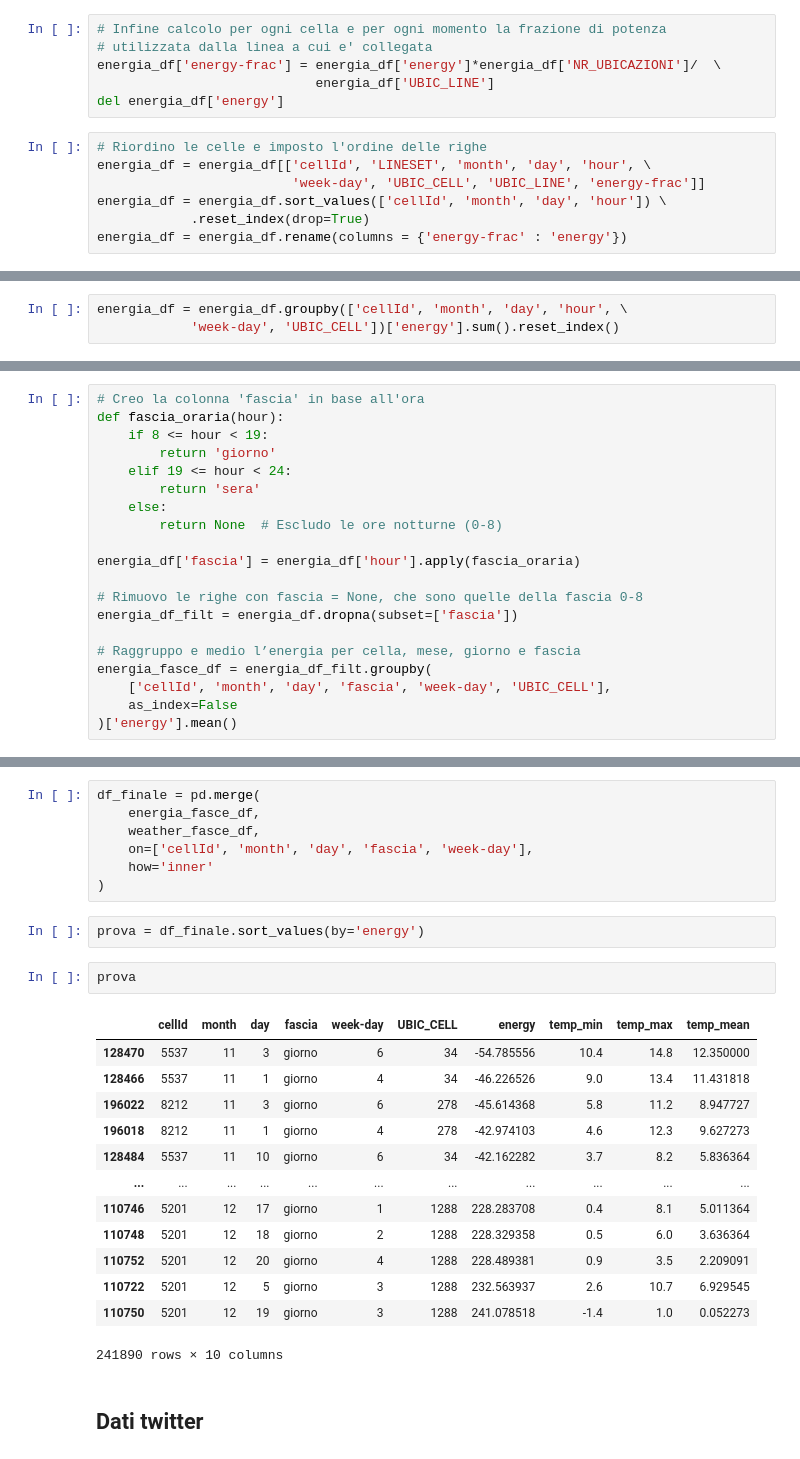
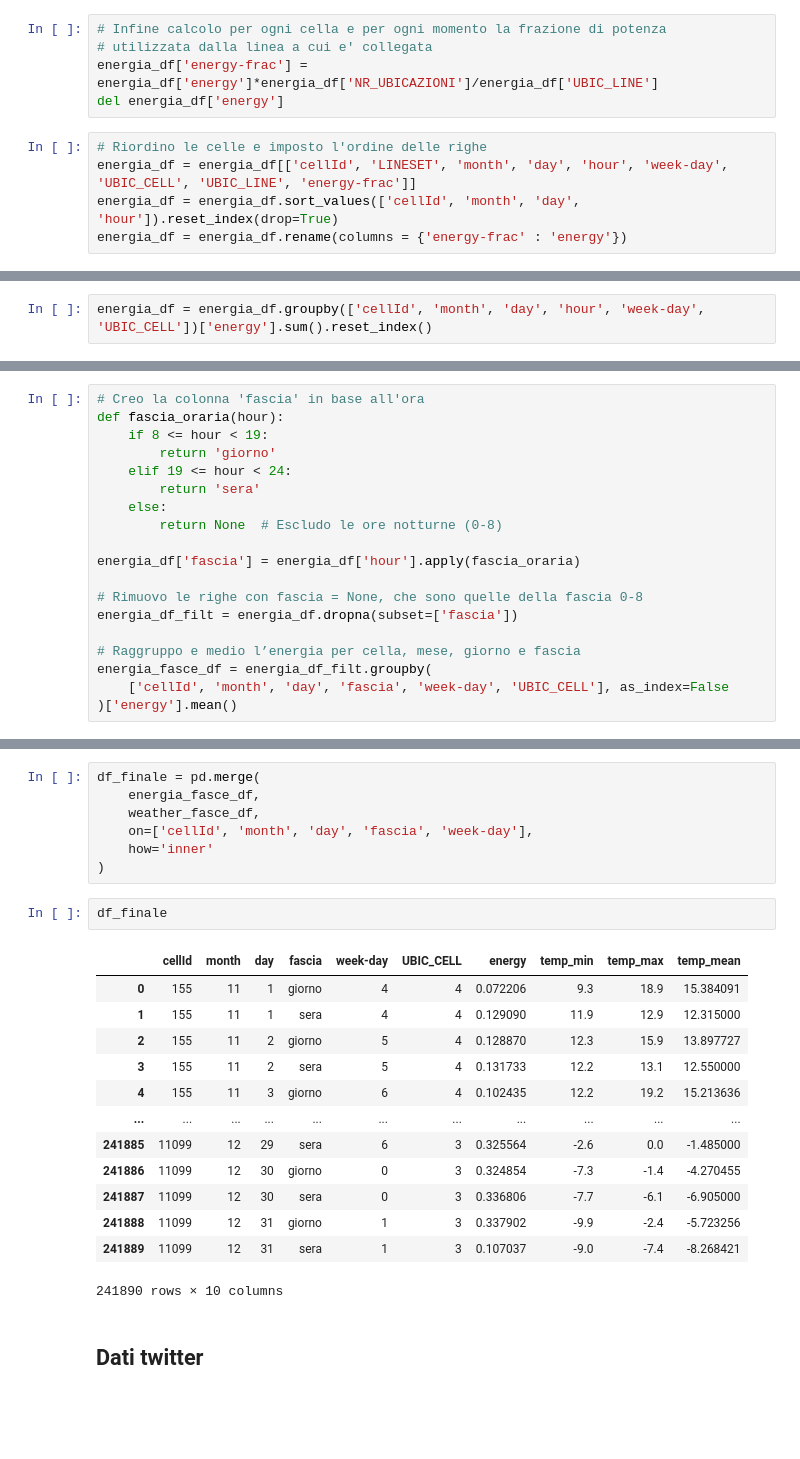
Before and after one commit to alessandro-turino/Data_science_project_UniTn, a Jupyter notebook: ProjectEDA.ipynb, the cells around one changed output, grey strips where cells are left out. Drawn from its saved outputs; the diff is of its cells as text; blank space fills up the shorter version.

```diff
--- a/ProjectEDA.ipynb
+++ b/ProjectEDA.ipynb
@@ -378,15 +317,12 @@ prova1
 # %%
 # Infine calcolo per ogni cella e per ogni momento la frazione di potenza
 # utilizzata dalla linea a cui e' collegata
-energia_df['energy-frac'] = energia_df['energy']*energia_df['NR_UBICAZIONI']/  \
-                            energia_df['UBIC_LINE']
+energia_df['energy-frac'] = energia_df['energy']*energia_df['NR_UBICAZIONI']/energia_df['UBIC_LINE']
 del energia_df['energy']
 # %%
 # Riordino le celle e imposto l'ordine delle righe
-energia_df = energia_df[['cellId', 'LINESET', 'month', 'day', 'hour', \
-                         'week-day', 'UBIC_CELL', 'UBIC_LINE', 'energy-frac']]
-energia_df = energia_df.sort_values(['cellId', 'month', 'day', 'hour']) \
-            .reset_index(drop=True)
+energia_df = energia_df[['cellId', 'LINESET', 'month', 'day', 'hour', 'week-day', 'UBIC_CELL', 'UBIC_LINE', 'energy-frac']]
+energia_df = energia_df.sort_values(['cellId', 'month', 'day', 'hour']).reset_index(drop=True)
 energia_df = energia_df.rename(columns = {'energy-frac' : 'energy'})
 # %%
 # Elimino i df creati temporaneamente che non mi servono piu'
@@ -417,7 +335,6 @@ Allora finisco il df dei dati energetici sommando i valori di energia frazionari
 per le celle con piu linee elettriche, e tenendo solo le colonne che mi serviranno
 poi da features per il training
 # %%
-energia_df = energia_df.groupby(['cellId', 'month', 'day', 'hour', \
-            'week-day', 'UBIC_CELL'])['energy'].sum().reset_index()
+energia_df = energia_df.groupby(['cellId', 'month', 'day', 'hour', 'week-day', 'UBIC_CELL'])['energy'].sum().reset_index()
 # %%
 energia_df = energia_df.sort_values(['cellId', 'month', 'day', 'hour']).reset_index(drop=True)
@@ -851,8 +793,7 @@ energia_df_filt = energia_df.dropna(subset=['fascia'])
 
 # Raggruppo e medio l’energia per cella, mese, giorno e fascia
 energia_fasce_df = energia_df_filt.groupby(
-    ['cellId', 'month', 'day', 'fascia', 'week-day', 'UBIC_CELL'],
-    as_index=False
+    ['cellId', 'month', 'day', 'fascia', 'week-day', 'UBIC_CELL'], as_index=False
 )['energy'].mean()
 # %%
 energia_fasce_df
@@ -877,23 +820,21 @@ df_finale = pd.merge(
     on=['cellId', 'month', 'day', 'fascia', 'week-day'],
     how='inner'
 )
-# %%
-prova = df_finale.sort_values(by='energy')
 # %%
-prova
+df_finale
 # %% [output]
 |  | cellId | month | day | fascia | week-day | UBIC_CELL | energy | temp_min | temp_max | temp_mean |
-| 128470 | 5537 | 11 | 3 | giorno | 6 | 34 | -54.785556 | 10.4 | 14.8 | 12.350000 |
-| 128466 | 5537 | 11 | 1 | giorno | 4 | 34 | -46.226526 | 9.0 | 13.4 | 11.431818 |
-| 196022 | 8212 | 11 | 3 | giorno | 6 | 278 | -45.614368 | 5.8 | 11.2 | 8.947727 |
-| 196018 | 8212 | 11 | 1 | giorno | 4 | 278 | -42.974103 | 4.6 | 12.3 | 9.627273 |
-| 128484 | 5537 | 11 | 10 | giorno | 6 | 34 | -42.162282 | 3.7 | 8.2 | 5.836364 |
+| 0 | 155 | 11 | 1 | giorno | 4 | 4 | 0.072206 | 9.3 | 18.9 | 15.384091 |
+| 1 | 155 | 11 | 1 | sera | 4 | 4 | 0.129090 | 11.9 | 12.9 | 12.315000 |
+| 2 | 155 | 11 | 2 | giorno | 5 | 4 | 0.128870 | 12.3 | 15.9 | 13.897727 |
+| 3 | 155 | 11 | 2 | sera | 5 | 4 | 0.131733 | 12.2 | 13.1 | 12.550000 |
+| 4 | 155 | 11 | 3 | giorno | 6 | 4 | 0.102435 | 12.2 | 19.2 | 15.213636 |
 | ... | ... | ... | ... | ... | ... | ... | ... | ... | ... | ... |
-| 110746 | 5201 | 12 | 17 | giorno | 1 | 1288 | 228.283708 | 0.4 | 8.1 | 5.011364 |
-| 110748 | 5201 | 12 | 18 | giorno | 2 | 1288 | 228.329358 | 0.5 | 6.0 | 3.636364 |
-| 110752 | 5201 | 12 | 20 | giorno | 4 | 1288 | 228.489381 | 0.9 | 3.5 | 2.209091 |
-| 110722 | 5201 | 12 | 5 | giorno | 3 | 1288 | 232.563937 | 2.6 | 10.7 | 6.929545 |
-| 110750 | 5201 | 12 | 19 | giorno | 3 | 1288 | 241.078518 | -1.4 | 1.0 | 0.052273 |
+| 241885 | 11099 | 12 | 29 | sera | 6 | 3 | 0.325564 | -2.6 | 0.0 | -1.485000 |
+| 241886 | 11099 | 12 | 30 | giorno | 0 | 3 | 0.324854 | -7.3 | -1.4 | -4.270455 |
+| 241887 | 11099 | 12 | 30 | sera | 0 | 3 | 0.336806 | -7.7 | -6.1 | -6.905000 |
+| 241888 | 11099 | 12 | 31 | giorno | 1 | 3 | 0.337902 | -9.9 | -2.4 | -5.723256 |
+| 241889 | 11099 | 12 | 31 | sera | 1 | 3 | 0.107037 | -9.0 | -7.4 | -8.268421 |
 241890 rows × 10 columns
 # %% [markdown]
 ## Dati twitter
```
Also changed, not shown: parts of 70 cells of this notebook, 1 other file.
